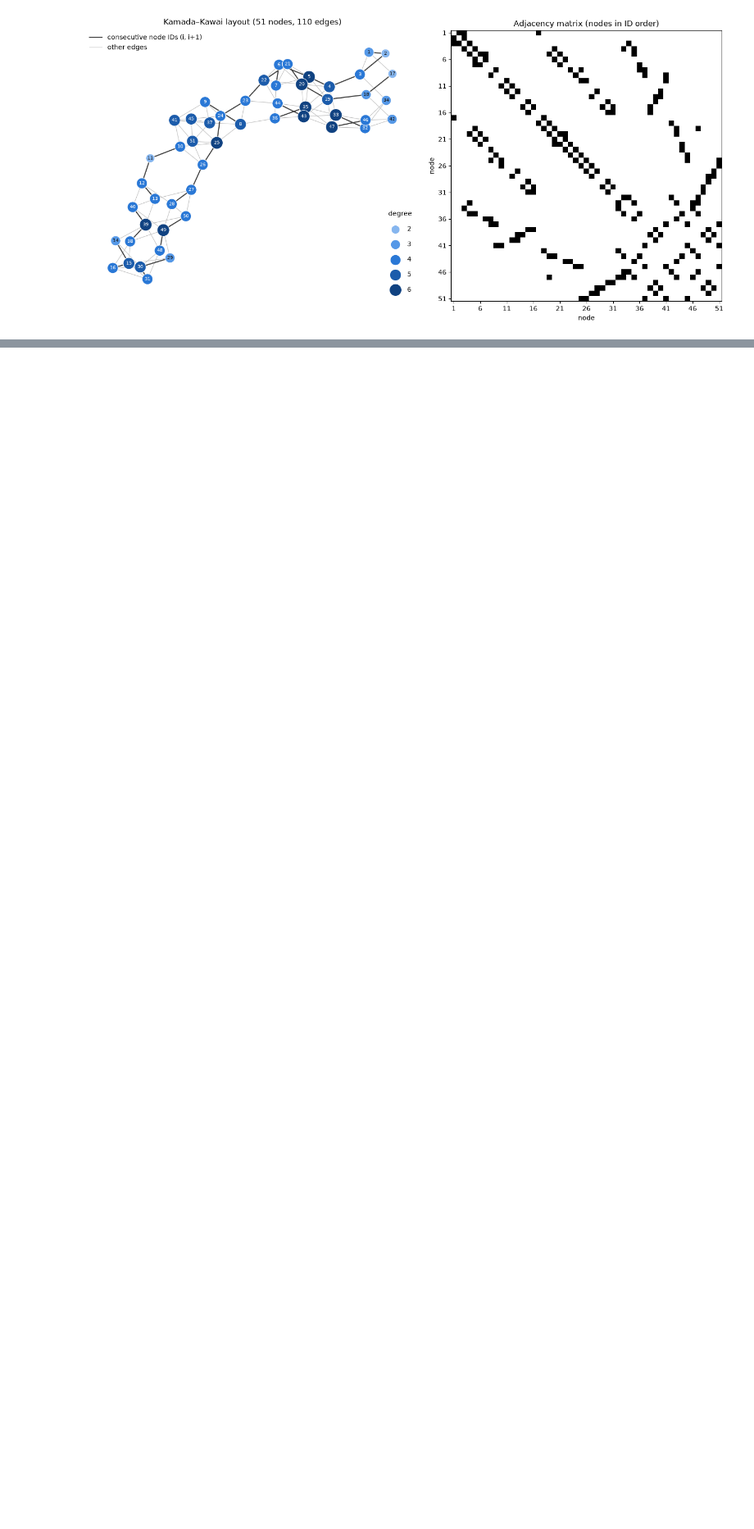
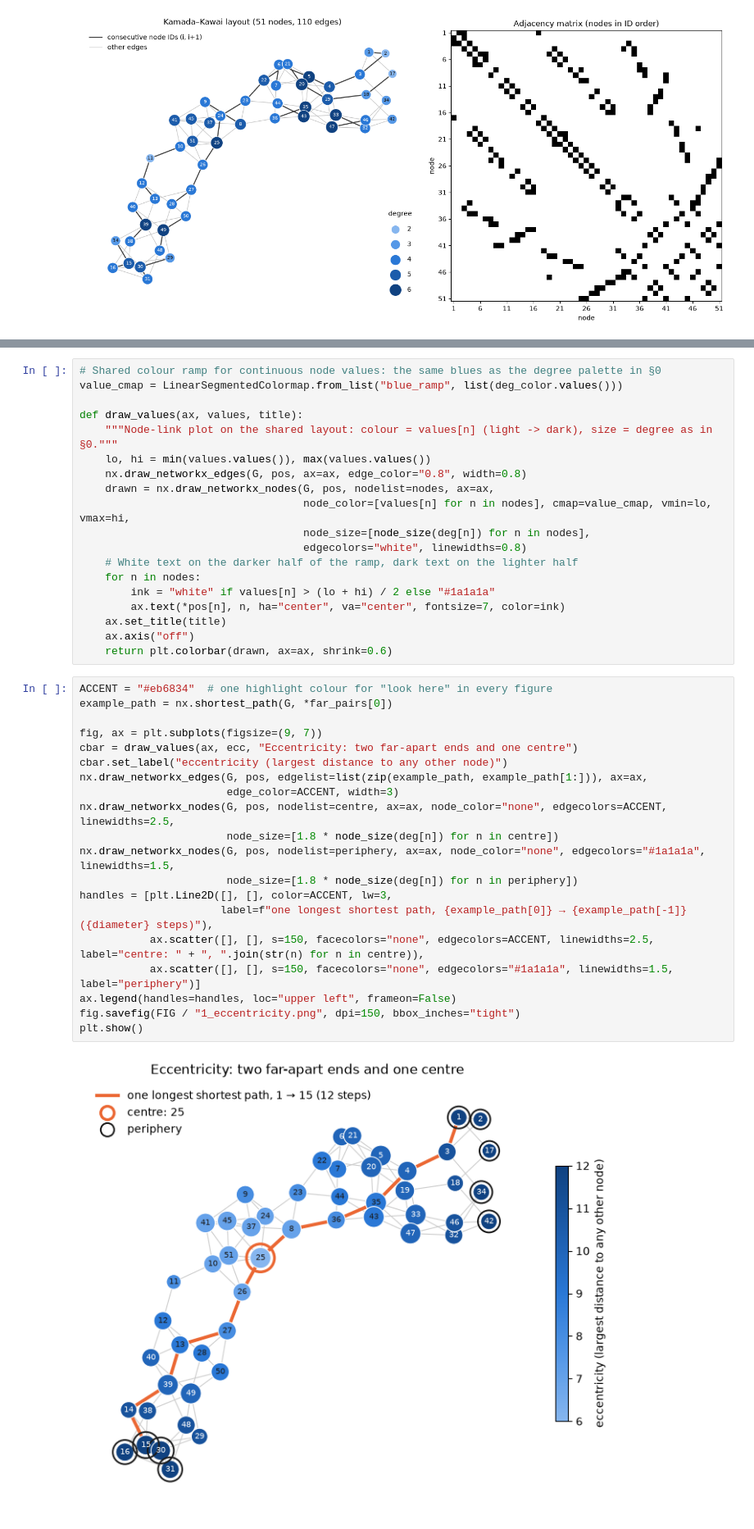
Before and after one commit to KEDES1998/NetworkScience, a Jupyter notebook: code/assignmentNotbook.ipynb, the cells around one changed output, grey strips where cells are left out. Shown at 82% size. Saved outputs shown, nothing was run; the diff lists cells and outputs as text; blank space fills up the shorter version.

Commit message:
Steps 0-2 done

```diff
--- a/code/assignmentNotbook.ipynb
+++ b/code/assignmentNotbook.ipynb
@@ -90,0 +179,41 @@ plt.show()
+# %%
+# Shared colour ramp for continuous node values: the same blues as the degree palette in §0
+value_cmap = LinearSegmentedColormap.from_list("blue_ramp", list(deg_color.values()))
+
+def draw_values(ax, values, title):
+    """Node-link plot on the shared layout: colour = values[n] (light -> dark), size = degree as in §0."""
+    lo, hi = min(values.values()), max(values.values())
+    nx.draw_networkx_edges(G, pos, ax=ax, edge_color="0.8", width=0.8)
+    drawn = nx.draw_networkx_nodes(G, pos, nodelist=nodes, ax=ax,
+                                   node_color=[values[n] for n in nodes], cmap=value_cmap, vmin=lo, vmax=hi,
+                                   node_size=[node_size(deg[n]) for n in nodes],
+                                   edgecolors="white", linewidths=0.8)
+    # White text on the darker half of the ramp, dark text on the lighter half
+    for n in nodes:
+        ink = "white" if values[n] > (lo + hi) / 2 else "#1a1a1a"
+        ax.text(*pos[n], n, ha="center", va="center", fontsize=7, color=ink)
+    ax.set_title(title)
+    ax.axis("off")
+    return plt.colorbar(drawn, ax=ax, shrink=0.6)
+# %%
+ACCENT = "#eb6834"  # one highlight colour for "look here" in every figure
+example_path = nx.shortest_path(G, *far_pairs[0])
+
+fig, ax = plt.subplots(figsize=(9, 7))
+cbar = draw_values(ax, ecc, "Eccentricity: two far-apart ends and one centre")
+cbar.set_label("eccentricity (largest distance to any other node)")
+nx.draw_networkx_edges(G, pos, edgelist=list(zip(example_path, example_path[1:])), ax=ax,
+                       edge_color=ACCENT, width=3)
+nx.draw_networkx_nodes(G, pos, nodelist=centre, ax=ax, node_color="none", edgecolors=ACCENT, linewidths=2.5,
+                       node_size=[1.8 * node_size(deg[n]) for n in centre])
+nx.draw_networkx_nodes(G, pos, nodelist=periphery, ax=ax, node_color="none", edgecolors="#1a1a1a", linewidths=1.5,
+                       node_size=[1.8 * node_size(deg[n]) for n in periphery])
+handles = [plt.Line2D([], [], color=ACCENT, lw=3,
+                      label=f"one longest shortest path, {example_path[0]} → {example_path[-1]} ({diameter} steps)"),
+           ax.scatter([], [], s=150, facecolors="none", edgecolors=ACCENT, linewidths=2.5, label="centre: " + ", ".join(str(n) for n in centre)),
+           ax.scatter([], [], s=150, facecolors="none", edgecolors="#1a1a1a", linewidths=1.5, label="periphery")]
+ax.legend(handles=handles, loc="upper left", frameon=False)
+fig.savefig(FIG / "1_eccentricity.png", dpi=150, bbox_inches="tight")
+plt.show()
+# %% [output]
+[figure, added]
```
Also changed, not shown: parts of 25 cells of this notebook.
